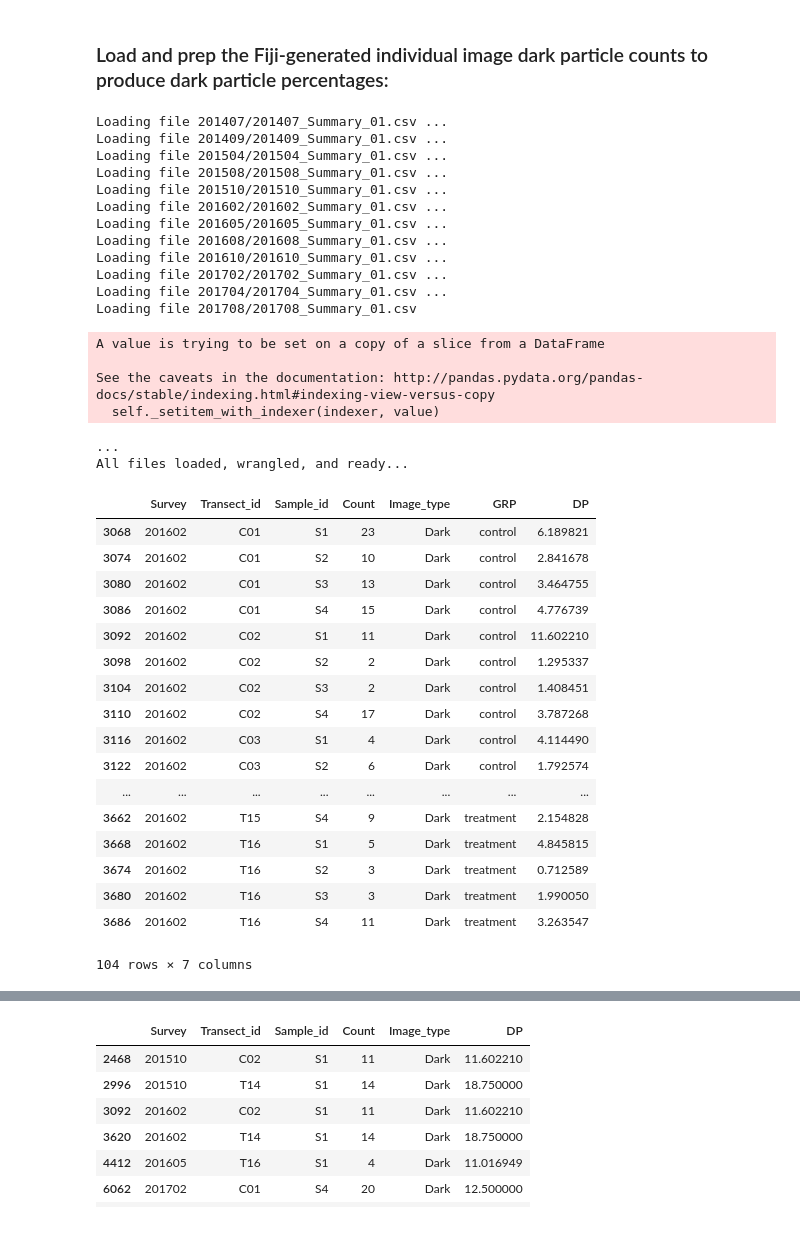
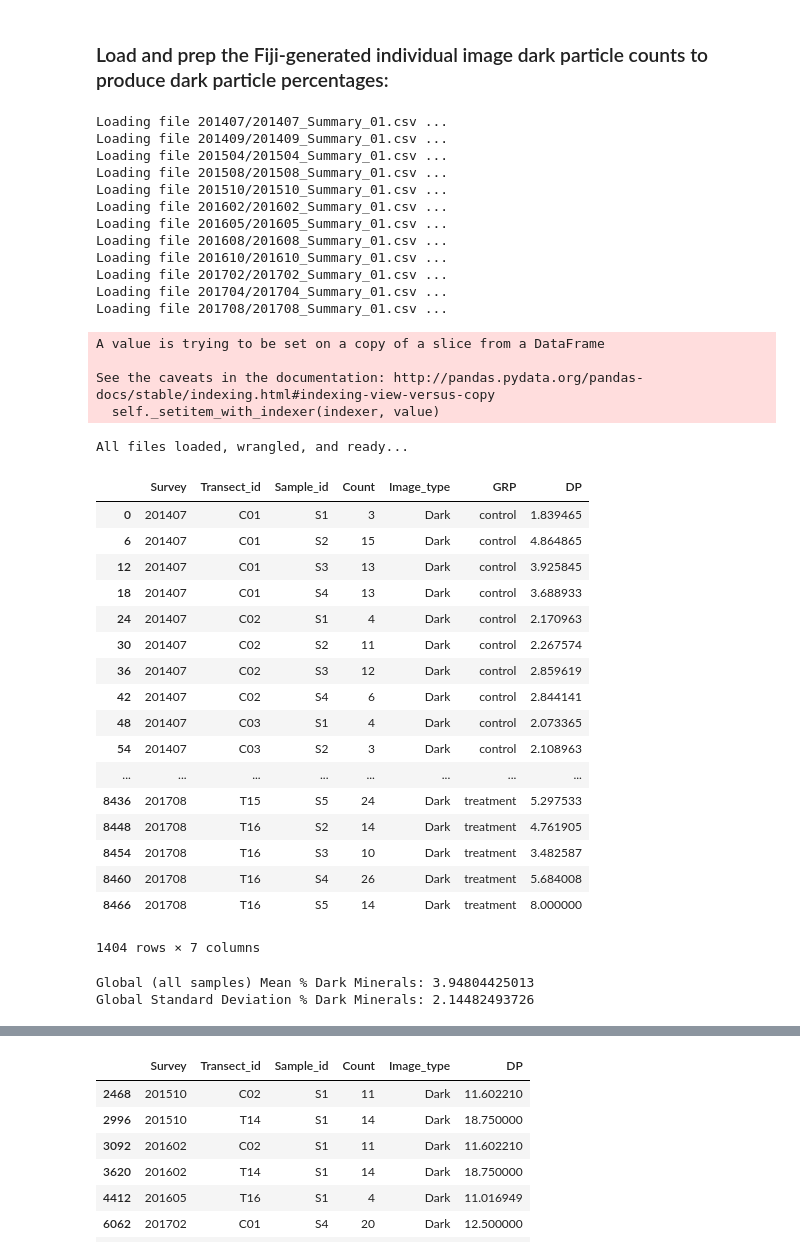
Before and after one commit to pjparis/PeaIslandBeachMonitoring, a Jupyter notebook: notebooks/Pea Island Beach Monitoring Project - Heavy Mineral Analysis.ipynb, the cells around one changed output, grey strips where cells are left out. Saved outputs shown, nothing was run; the diff lists cells and outputs as text; code cells hidden in the pictures.

```diff
--- a/notebooks/Pea Island Beach Monitoring Project - Heavy Mineral Analysis.ipynb
+++ b/notebooks/Pea Island Beach Monitoring Project - Heavy Mineral Analysis.ipynb
@@ -197,7 +197,7 @@ A correction was applied to every sample photo captured for the Pea Island heavy
 ### Load and prep the Fiji-generated individual image dark particle counts to produce dark particle percentages:
 # %%
 ### 1.) Load all 12 image particle analysis summary files into a clean pandas dataframe:
-fp='/Volumes/Beaker/projects/Pea_Island_Beach_Monitoring/HeavyMineralAnalysis/'
+fp='/Users/paulp/GoogleDrive/projects/PeaIslandBeachMonitoring/data/HeavyMineralAnalysis/ParticleCntSummaries/'
 files=['201407/201407_Summary_01.csv', '201409/201409_Summary_01.csv', '201504/201504_Summary_01.csv',
   '201508/201508_Summary_01.csv', '201510/201510_Summary_01.csv', '201602/201602_Summary_01.csv',
   '201605/201605_Summary_01.csv', '201608/201608_Summary_01.csv', '201610/201610_Summary_01.csv',
@@ -273,31 +273,38 @@ Loading file 201608/201608_Summary_01.csv ...
 Loading file 201610/201610_Summary_01.csv ...
 Loading file 201702/201702_Summary_01.csv ...
 Loading file 201704/201704_Summary_01.csv ...
-Loading file 201708/201708_Summary_01.csv
+Loading file 201708/201708_Summary_01.csv ...
 A value is trying to be set on a copy of a slice from a DataFrame
 
 See the caveats in the documentation: http://pandas.pydata.org/pandas-docs/stable/indexing.html#indexing-view-versus-copy
   self._setitem_with_indexer(indexer, value)
-...
 All files loaded, wrangled, and ready...
 # %%
 dfp[dfp['Survey'] == '201602']
+dfp
 # %% [output]
 |  | Survey | Transect_id | Sample_id | Count | Image_type | GRP | DP |
-| 3068 | 201602 | C01 | S1 | 23 | Dark | control | 6.189821 |
-| 3074 | 201602 | C01 | S2 | 10 | Dark | control | 2.841678 |
-| 3080 | 201602 | C01 | S3 | 13 | Dark | control | 3.464755 |
-| 3086 | 201602 | C01 | S4 | 15 | Dark | control | 4.776739 |
-| 3092 | 201602 | C02 | S1 | 11 | Dark | control | 11.602210 |
-| 3098 | 201602 | C02 | S2 | 2 | Dark | control | 1.295337 |
-| 3104 | 201602 | C02 | S3 | 2 | Dark | control | 1.408451 |
-| 3110 | 201602 | C02 | S4 | 17 | Dark | control | 3.787268 |
-| 3116 | 201602 | C03 | S1 | 4 | Dark | control | 4.114490 |
-| 3122 | 201602 | C03 | S2 | 6 | Dark | control | 1.792574 |
+| 0 | 201407 | C01 | S1 | 3 | Dark | control | 1.839465 |
+| 6 | 201407 | C01 | S2 | 15 | Dark | control | 4.864865 |
+| 12 | 201407 | C01 | S3 | 13 | Dark | control | 3.925845 |
+| 18 | 201407 | C01 | S4 | 13 | Dark | control | 3.688933 |
+| 24 | 201407 | C02 | S1 | 4 | Dark | control | 2.170963 |
+| 30 | 201407 | C02 | S2 | 11 | Dark | control | 2.267574 |
+| 36 | 201407 | C02 | S3 | 12 | Dark | control | 2.859619 |
+| 42 | 201407 | C02 | S4 | 6 | Dark | control | 2.844141 |
+| 48 | 201407 | C03 | S1 | 4 | Dark | control | 2.073365 |
+| 54 | 201407 | C03 | S2 | 3 | Dark | control | 2.108963 |
 | ... | ... | ... | ... | ... | ... | ... | ... |
-| 3662 | 201602 | T15 | S4 | 9 | Dark | treatment | 2.154828 |
-| 3668 | 201602 | T16 | S1 | 5 | Dark | treatment | 4.845815 |
-| 3674 | 201602 | T16 | S2 | 3 | Dark | treatment | 0.712589 |
-| 3680 | 201602 | T16 | S3 | 3 | Dark | treatment | 1.990050 |
-| 3686 | 201602 | T16 | S4 | 11 | Dark | treatment | 3.263547 |
+| 8436 | 201708 | T15 | S5 | 24 | Dark | treatment | 5.297533 |
+| 8448 | 201708 | T16 | S2 | 14 | Dark | treatment | 4.761905 |
+| 8454 | 201708 | T16 | S3 | 10 | Dark | treatment | 3.482587 |
+| 8460 | 201708 | T16 | S4 | 26 | Dark | treatment | 5.684008 |
+| 8466 | 201708 | T16 | S5 | 14 | Dark | treatment | 8.000000 |
-104 rows × 7 columns
+1404 rows × 7 columns
+# %%
+### Compute Global Mean and Standard Deviatio for Dark Particle percentage (DP):
+print('Global (all samples) Mean % Dark Minerals:', dfp['DP'].mean() )
+print('Global Standard Deviation % Dark Minerals:', dfp['DP'].std() )
+# %% [output]
+Global (all samples) Mean % Dark Minerals: 3.94804425013
+Global Standard Deviation % Dark Minerals: 2.14482493726
```
Also changed, not shown: parts of 3 cells of this notebook, 33 other files.
